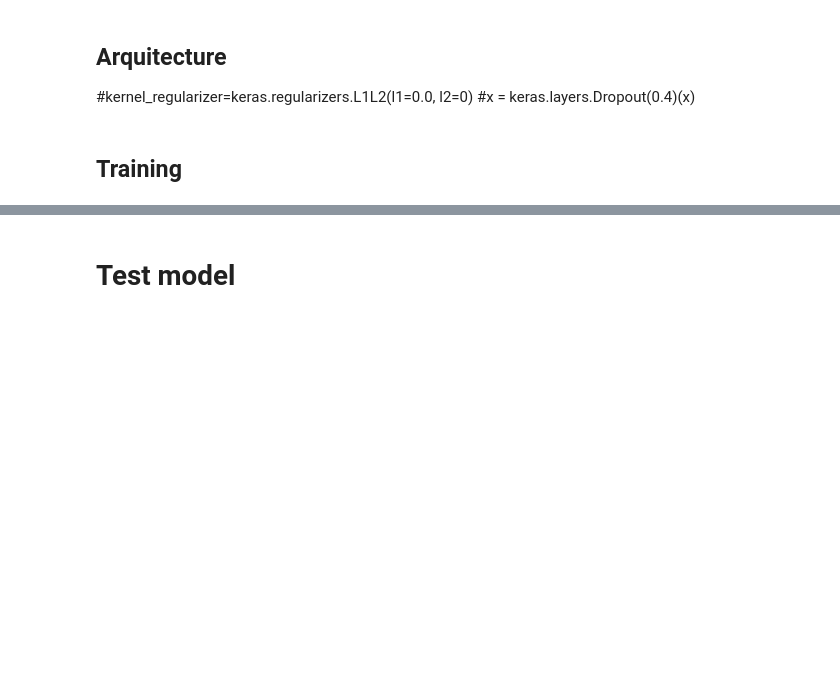
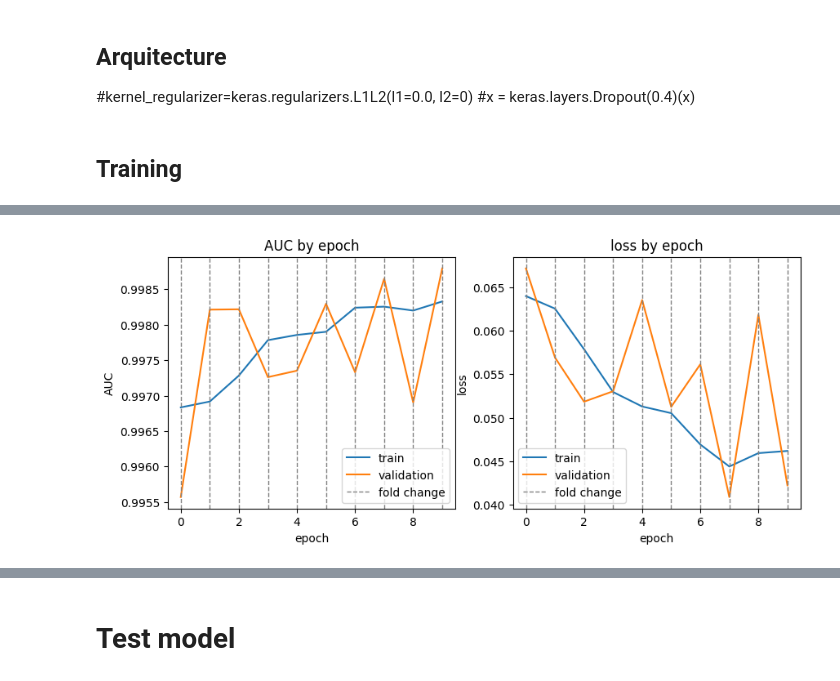
Before and after one commit to MrtC101/ia-2-uncuyo-2023, a Jupyter notebook: source/train_model_NN.ipynb, the cells around one changed output, grey strips where cells are left out. Cells and saved outputs as stored; diff of their text form; code cells hidden in the pictures; blank space fills up the shorter version.

```diff
--- a/source/train_model_NN.ipynb
+++ b/source/train_model_NN.ipynb
@@ -181,3 +185,31 @@ DOWNSAMPLED:(9938:9938)
+# %%
+hist = {'loss':[], 'auc':[], 'val_loss':[], 'val_auc':[]}
+for p in params:
+    for k in p.history.keys():
+        hist[k].extend(p.history[k])
+
+fig, axs = plt.subplots(nrows=1, ncols=2, figsize=(10, 4))
+axs[0].plot(hist['auc'])
+axs[0].plot(hist['val_auc'])
+axs[0].set_title('AUC by epoch')
+axs[0].set_ylabel('AUC')
+axs[0].set_xlabel('epoch')
+for i in range(0, len(hist['auc']),epoch_num):
+    axs[0].axvline(i, color = "grey", linewidth = 1, linestyle = "dashed");
+axs[0].legend(['train', 'validation','fold change'], loc='best')
+
+axs[1].plot(hist['loss'])
+axs[1].plot(hist['val_loss'])
+axs[1].set_title('loss by epoch')
+axs[1].set_ylabel('loss')
+axs[1].set_xlabel('epoch')
+for i in range(0, len(hist['auc']),epoch_num):
+    axs[1].axvline(i, color = "grey", linewidth = 1, linestyle = "dashed");
+axs[1].legend(['train', 'validation',"fold change"], loc='best')
+
+plt.show()
+# %% [output]
+[figure, added]
 # %%
 ROCcurves(model,X,Y)
 # %% [output]
```
Also changed, not shown: parts of 6 cells of this notebook, 3 other files.
